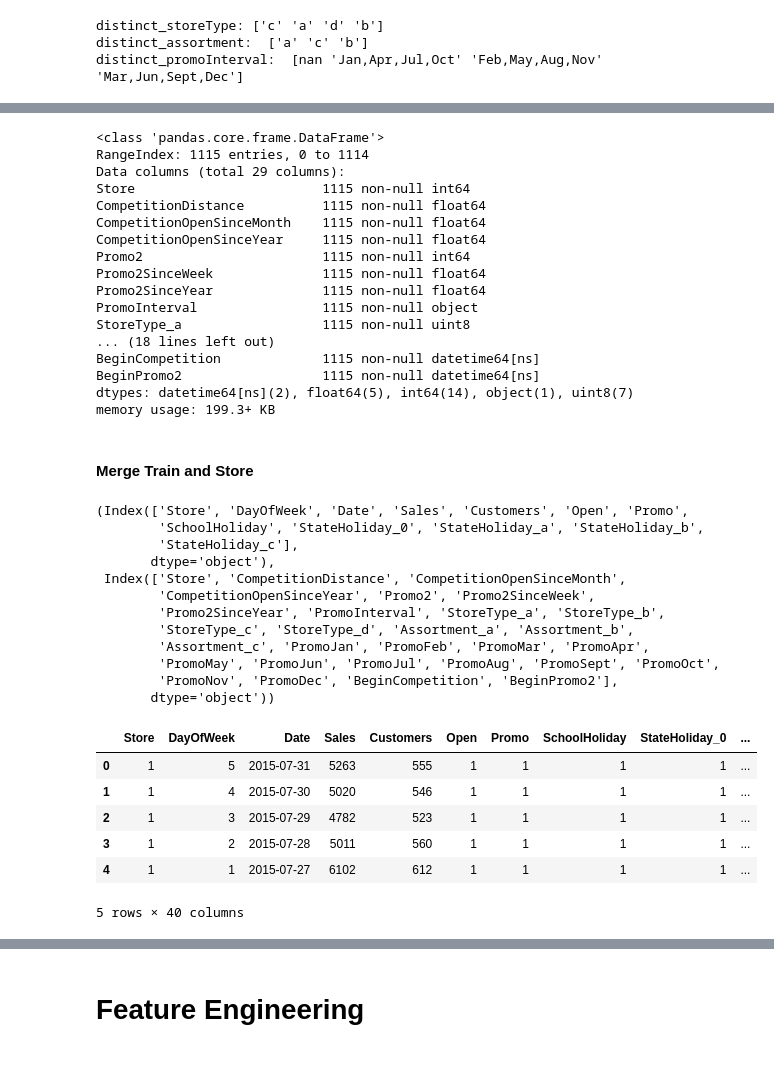
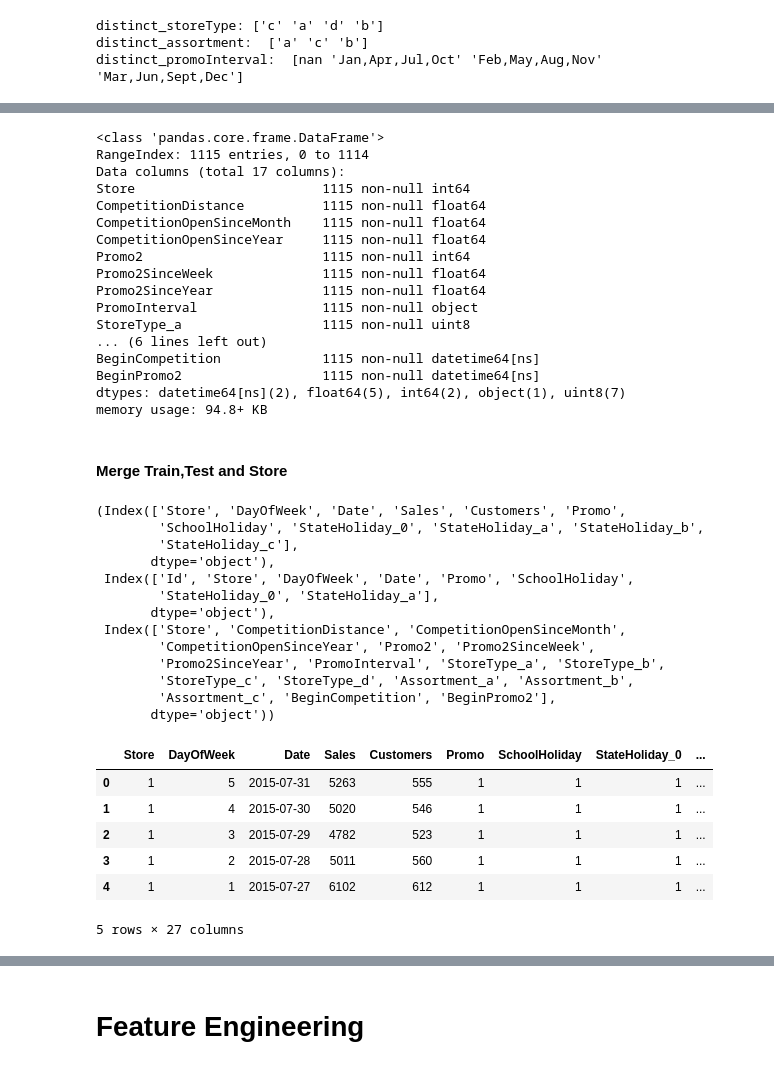
Before and after one commit to aymondebroglie/Rossman_Case, a Jupyter notebook: Baseline.ipynb, the cells around one changed output, grey strips where cells are left out. Saved outputs shown, nothing was run; the diff lists cells and outputs as text; code cells hidden in the pictures.

```diff
--- a/Baseline.ipynb
+++ b/Baseline.ipynb
@@ -216,3 +218,8 @@ test[test['Open'].isnull()]
+# %%
+train = train[train['Open'] != 0 ]
+test = test[test['Open'] != 0 ]
+del train['Open']
+del test['Open']
 # %% [markdown]
 ## Preprocessing on Store
 # %%
@@ -308,19 +315,3 @@ Assortment_b                 1115 non-null uint8
 Assortment_c                 1115 non-null uint8
 dtypes: float64(5), int64(2), object(1), uint8(7)
 memory usage: 77.4+ KB
-# %%
-months = ['Jan', 'Feb', 'Mar', 'Apr', 'May', 'Jun', 'Jul', 'Aug', 'Sept', 'Oct', 'Nov', 'Dec']
-promoMonths = ['PromoJan', 'PromoFeb', 'PromoMar', 'PromoApr', 'PromoMay', 'PromoJun', 'PromoJul',
-               'PromoAug', 'PromoSept', 'PromoOct', 'PromoNov', 'PromoDec']
-
-# Adding columns for every month's promotion
-# 1 means promotion and 0 not
-for v in promoMonths:
-    store[v] = 0
-
-for idx, val in enumerate(store['PromoInterval']):
-    if val != 0:
-        mons = val.split(',')
-        for mon in mons:
-            columnName = 'Promo' + mon
-            store.loc[idx, columnName] = 1
@@ -352,7 +343,7 @@ store.info()
 # %% [output]
 <class 'pandas.core.frame.DataFrame'>
 RangeIndex: 1115 entries, 0 to 1114
-Data columns (total 29 columns):
+Data columns (total 17 columns):
 Store                        1115 non-null int64
 CompetitionDistance          1115 non-null float64
 CompetitionOpenSinceMonth    1115 non-null float64
@@ -362,38 +353,40 @@ Promo2SinceWeek              1115 non-null float64
 Promo2SinceYear              1115 non-null float64
 PromoInterval                1115 non-null object
 StoreType_a                  1115 non-null uint8
-... (18 lines left out)
+... (6 lines left out)
 BeginCompetition             1115 non-null datetime64[ns]
 BeginPromo2                  1115 non-null datetime64[ns]
-dtypes: datetime64[ns](2), float64(5), int64(14), object(1), uint8(7)
-memory usage: 199.3+ KB
+dtypes: datetime64[ns](2), float64(5), int64(2), object(1), uint8(7)
+memory usage: 94.8+ KB
 # %% [markdown]
-#### Merge Train and Store
+#### Merge Train,Test and Store
 # %%
-train.columns, store.columns
+train.columns, test.columns,store.columns,
 # %% [output]
-(Index(['Store', 'DayOfWeek', 'Date', 'Sales', 'Customers', 'Open', 'Promo',
+(Index(['Store', 'DayOfWeek', 'Date', 'Sales', 'Customers', 'Promo',
         'SchoolHoliday', 'StateHoliday_0', 'StateHoliday_a', 'StateHoliday_b',
         'StateHoliday_c'],
+       dtype='object'),
+ Index(['Id', 'Store', 'DayOfWeek', 'Date', 'Promo', 'SchoolHoliday',
+        'StateHoliday_0', 'StateHoliday_a'],
        dtype='object'),
  Index(['Store', 'CompetitionDistance', 'CompetitionOpenSinceMonth',
         'CompetitionOpenSinceYear', 'Promo2', 'Promo2SinceWeek',
         'Promo2SinceYear', 'PromoInterval', 'StoreType_a', 'StoreType_b',
         'StoreType_c', 'StoreType_d', 'Assortment_a', 'Assortment_b',
-        'Assortment_c', 'PromoJan', 'PromoFeb', 'PromoMar', 'PromoApr',
-        'PromoMay', 'PromoJun', 'PromoJul', 'PromoAug', 'PromoSept', 'PromoOct',
-        'PromoNov', 'PromoDec', 'BeginCompetition', 'BeginPromo2'],
+        'Assortment_c', 'BeginCompetition', 'BeginPromo2'],
        dtype='object'))
 # %%
-df = pd.merge(train, store, left_on='Store', right_on='Store')
+df_train = pd.merge(train, store, left_on='Store', right_on='Store')
+df_test = pd.merge(test, store, left_on='Store', right_on='Store')
 # %%
-df.head()
+df_train.head()
 # %% [output]
-|  | Store | DayOfWeek | Date | Sales | Customers | Open | Promo | SchoolHoliday | StateHoliday_0 | ... |
-| 0 | 1 | 5 | 2015-07-31 | 5263 | 555 | 1 | 1 | 1 | 1 | ... |
-| 1 | 1 | 4 | 2015-07-30 | 5020 | 546 | 1 | 1 | 1 | 1 | ... |
-| 2 | 1 | 3 | 2015-07-29 | 4782 | 523 | 1 | 1 | 1 | 1 | ... |
-| 3 | 1 | 2 | 2015-07-28 | 5011 | 560 | 1 | 1 | 1 | 1 | ... |
-| 4 | 1 | 1 | 2015-07-27 | 6102 | 612 | 1 | 1 | 1 | 1 | ... |
+|  | Store | DayOfWeek | Date | Sales | Customers | Promo | SchoolHoliday | StateHoliday_0 | ... |
+| 0 | 1 | 5 | 2015-07-31 | 5263 | 555 | 1 | 1 | 1 | ... |
+| 1 | 1 | 4 | 2015-07-30 | 5020 | 546 | 1 | 1 | 1 | ... |
+| 2 | 1 | 3 | 2015-07-29 | 4782 | 523 | 1 | 1 | 1 | ... |
+| 3 | 1 | 2 | 2015-07-28 | 5011 | 560 | 1 | 1 | 1 | ... |
+| 4 | 1 | 1 | 2015-07-27 | 6102 | 612 | 1 | 1 | 1 | ... |
-5 rows × 40 columns
+5 rows × 27 columns
 # %%
```
Also changed, not shown: parts of 47 cells of this notebook.
